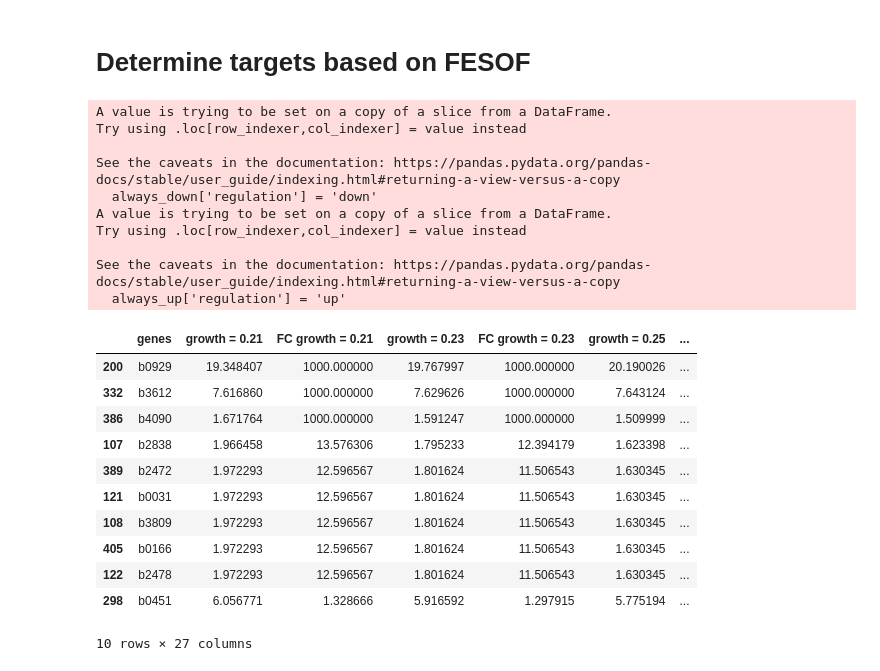
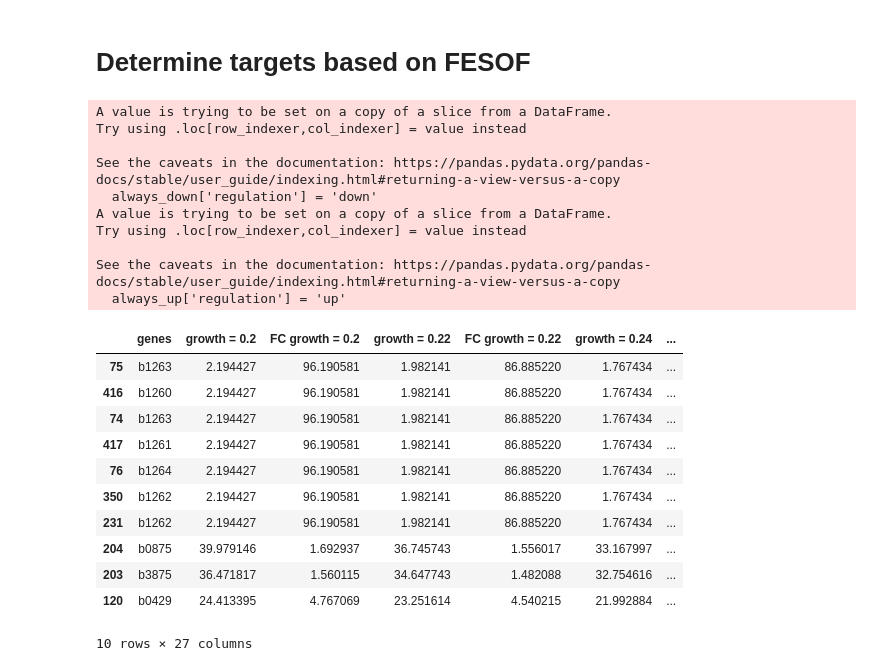
Before and after one commit to VonAlphaBisZulu/ECMpy2.0, a Jupyter notebook: 05.ecModel_ME.ipynb, the cells around one changed output. Cells and saved outputs as stored; diff of their text form; code cells hidden in the pictures.

```diff
--- a/05.ecModel_ME.ipynb
+++ b/05.ecModel_ME.ipynb
@@ -10,14 +11,13 @@ from ECMpy_function import *
+# %%
+ecModel_file="./model/iML1515_irr_enz_constraint_adj.json"
+obj='EX_trp__L_e' # EX_lys_L_e
+substrate = 'EX_glc__D_e'
+substrate_con=10
+biomass_id = 'BIOMASS_Ec_iML1515_core_75p37M'
+biomass_min=0.1
 # %% [markdown]
 # Directly determining targets based on enzyme abundance
 # %%
-ecModel_file="./model/iML1515_irr_enz_constraint_adj.json"
-obj='EX_lys__L_e' # EX_lys_L_e
-substrate = 'EX_glc__D_e'
-substrate_con=5
-biomass_id = 'BIOMASS_Ec_iML1515_core_75p37M'
-biomass_min=0.1
-biomass_max=0.2
-
 enzcost = pd.DataFrame()
 fluxes_outfile = './analysis/ECMpy_solution_%s_%.2g_pfba.csv'%(obj,substrate_con)
 
@@ -29,6 +29,8 @@ enz_model.objective=obj
 enz_model_pfba_solution = cobra.flux_analysis.pfba(enz_model)
 
 enzcost = get_fluxes_detail_in_model(enz_model,enz_model_pfba_solution,fluxes_outfile,ecModel_file)
-enzcost = enzcost.sort_values('E', ascending=False)
-enzcost.head(10)# TOP10
+enzcost['enz_ratio'] = enzcost['E']/np.sum(enzcost['E'])
+enzcost = enzcost.sort_values('enz_ratio', ascending=False)
+enzcost_select = enzcost[enzcost['enz_ratio']>0.01]
+enzcost_select
 # %% [output]
@@ -46,18 +47,12 @@ enzcost.head(10)# TOP10
 # %% [markdown]
 #  Determine targets based on the fold changes of enzyme cost
 # %%
-ecModel_file="./model/iML1515_irr_enz_constraint_adj.json"
-obj='EX_lys__L_e' # EX_lys_L_e
-substrate = 'EX_glc__D_e'
-substrate_con=5
-biomass_id = 'BIOMASS_Ec_iML1515_core_75p37M'
-biomass_min=0.1
-biomass_max=0.2
+biomass_max=0.4
 FC_threshold = 1.5
-
 enzcost_diff_file = './analysis/enzcost_diff.csv'
 fluxes_outfile = './analysis/ECMpy_solution_%s_%.2g_pfba.csv'%(obj,substrate_con)
 
 enzcost_diff = get_enz_foldchange(ecModel_file,obj,substrate,substrate_con,biomass_id,biomass_min,biomass_max,FC_threshold,fluxes_outfile, enzcost_diff_file)
-enzcost_diff.head(10)
+enzcost_diff_select = enzcost_diff[enzcost_diff['E_μ0.1']>0.0001]
+enzcost_diff_select
 # %% [output]
@@ -75,40 +76,33 @@ enzcost_diff.head(10)
 # %% [markdown]
 # Determine targets based on FESOF
 # %%
-ecModel_file="./model/iML1515_irr_enz_constraint_adj.json"
-model=cobra.io.json.load_json_model(ecModel_file)
-#model=get_enzyme_constraint_model(ecModel_file)
-
-obj='EX_lys__L_e'
-substrate = 'EX_glc__D_e'
-substrate_con=5
-biomass_id = 'BIOMASS_Ec_iML1515_core_75p37M'
+model=get_enzyme_constraint_model(ecModel_file)
 
 FSEOF_file = './analysis/FESEOF_gene.csv'
-[FSEOFdf_detail,FESEOF_gene] = run_FSEOF(model,substrate,substrate_con,biomass_id,obj,FSEOF_file)
+[FSEOFdf_detail,FSEOFdf_done,FESEOF_gene] = run_FSEOF(model,substrate,substrate_con,biomass_id,obj,FSEOF_file)
 FSEOFdf_detail.head(10)
 # %% [output]
 A value is trying to be set on a copy of a slice from a DataFrame.
 Try using .loc[row_indexer,col_indexer] = value instead
 
 See the caveats in the documentation: https://pandas.pydata.org/pandas-docs/stable/user_guide/indexing.html#returning-a-view-versus-a-copy
   always_down['regulation'] = 'down'
 A value is trying to be set on a copy of a slice from a DataFrame.
 Try using .loc[row_indexer,col_indexer] = value instead
 
 See the caveats in the documentation: https://pandas.pydata.org/pandas-docs/stable/user_guide/indexing.html#returning-a-view-versus-a-copy
   always_up['regulation'] = 'up'
-|  | genes | growth = 0.21 | FC growth = 0.21 | growth = 0.23 | FC growth = 0.23 | growth = 0.25 | ... |
-| 200 | b0929 | 19.348407 | 1000.000000 | 19.767997 | 1000.000000 | 20.190026 | ... |
-| 332 | b3612 | 7.616860 | 1000.000000 | 7.629626 | 1000.000000 | 7.643124 | ... |
-| 386 | b4090 | 1.671764 | 1000.000000 | 1.591247 | 1000.000000 | 1.509999 | ... |
-| 107 | b2838 | 1.966458 | 13.576306 | 1.795233 | 12.394179 | 1.623398 | ... |
-| 389 | b2472 | 1.972293 | 12.596567 | 1.801624 | 11.506543 | 1.630345 | ... |
-| 121 | b0031 | 1.972293 | 12.596567 | 1.801624 | 11.506543 | 1.630345 | ... |
-| 108 | b3809 | 1.972293 | 12.596567 | 1.801624 | 11.506543 | 1.630345 | ... |
-| 405 | b0166 | 1.972293 | 12.596567 | 1.801624 | 11.506543 | 1.630345 | ... |
-| 122 | b2478 | 1.972293 | 12.596567 | 1.801624 | 11.506543 | 1.630345 | ... |
-| 298 | b0451 | 6.056771 | 1.328666 | 5.916592 | 1.297915 | 5.775194 | ... |
+|  | genes | growth = 0.2 | FC growth = 0.2 | growth = 0.22 | FC growth = 0.22 | growth = 0.24 | ... |
+| 75 | b1263 | 2.194427 | 96.190581 | 1.982141 | 86.885220 | 1.767434 | ... |
+| 416 | b1260 | 2.194427 | 96.190581 | 1.982141 | 86.885220 | 1.767434 | ... |
+| 74 | b1263 | 2.194427 | 96.190581 | 1.982141 | 86.885220 | 1.767434 | ... |
+| 417 | b1261 | 2.194427 | 96.190581 | 1.982141 | 86.885220 | 1.767434 | ... |
+| 76 | b1264 | 2.194427 | 96.190581 | 1.982141 | 86.885220 | 1.767434 | ... |
+| 350 | b1262 | 2.194427 | 96.190581 | 1.982141 | 86.885220 | 1.767434 | ... |
+| 231 | b1262 | 2.194427 | 96.190581 | 1.982141 | 86.885220 | 1.767434 | ... |
+| 204 | b0875 | 39.979146 | 1.692937 | 36.745743 | 1.556017 | 33.167997 | ... |
+| 203 | b3875 | 36.471817 | 1.560115 | 34.647743 | 1.482088 | 32.754616 | ... |
+| 120 | b0429 | 24.413395 | 4.767069 | 23.251614 | 4.540215 | 21.992884 | ... |
 10 rows × 27 columns
 # %%
 FESEOF_gene.head(10)
```
Also changed, not shown: parts of 6 cells of this notebook, 2 other files.
